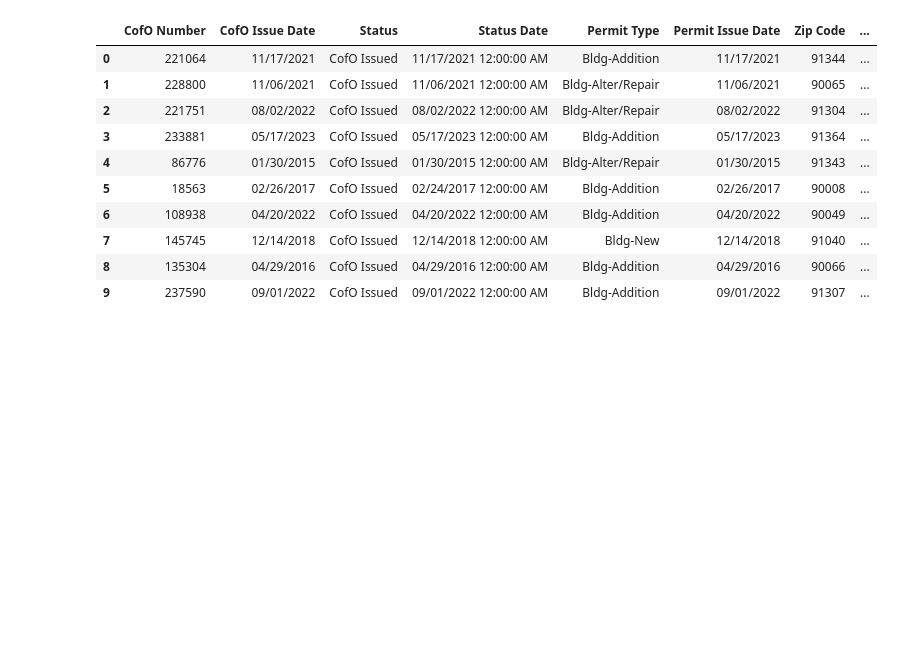
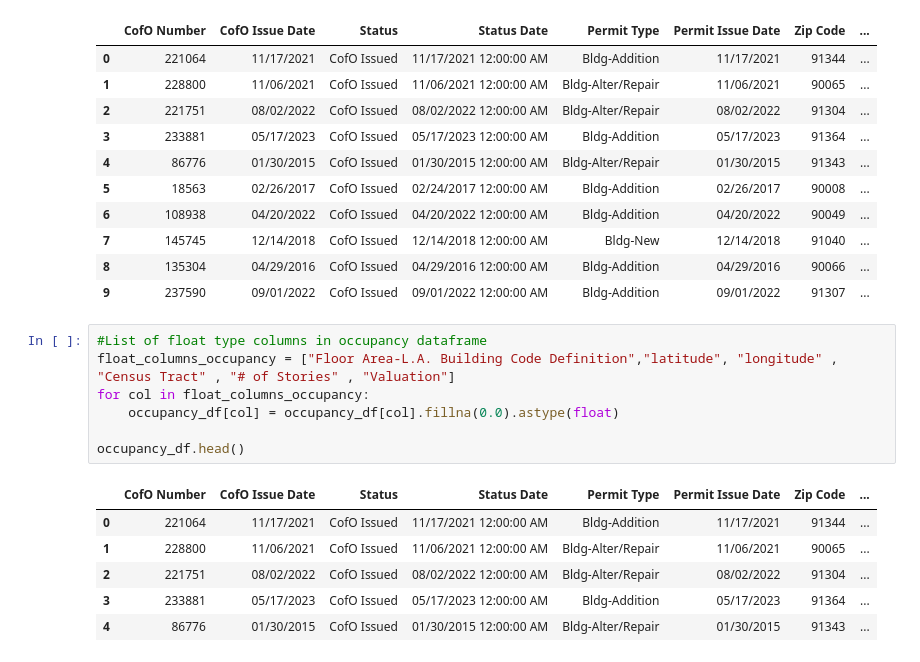
Before and after one commit to VennapuJayaram/Dap_sem1, a Jupyter notebook: connecting_to_mongodb.ipynb, the cells around one changed output. Saved outputs shown, nothing was run; the diff lists cells and outputs as text; blank space fills up the shorter version.

```diff
--- a/connecting_to_mongodb.ipynb
+++ b/connecting_to_mongodb.ipynb
@@ -142,3 +142,17 @@ occupancy_df.head(10)
 | 7 | 145745 | 12/14/2018 | CofO Issued | 12/14/2018 12:00:00 AM | Bldg-New | 12/14/2018 | 91040 | ... |
 | 8 | 135304 | 04/29/2016 | CofO Issued | 04/29/2016 12:00:00 AM | Bldg-Addition | 04/29/2016 | 90066 | ... |
 | 9 | 237590 | 09/01/2022 | CofO Issued | 09/01/2022 12:00:00 AM | Bldg-Addition | 09/01/2022 | 91307 | ... |
+# %%
+#List of float type columns in occupancy dataframe
+float_columns_occupancy = ["Floor Area-L.A. Building Code Definition","latitude", "longitude" , "Census Tract" , "# of Stories" , "Valuation"]
+for col in float_columns_occupancy:
+    occupancy_df[col] = occupancy_df[col].fillna(0.0).astype(float)
+
+occupancy_df.head()
+# %% [output]
+|  | CofO Number | CofO Issue Date | Status | Status Date | Permit Type | Permit Issue Date | Zip Code | ... |
+| 0 | 221064 | 11/17/2021 | CofO Issued | 11/17/2021 12:00:00 AM | Bldg-Addition | 11/17/2021 | 91344 | ... |
+| 1 | 228800 | 11/06/2021 | CofO Issued | 11/06/2021 12:00:00 AM | Bldg-Alter/Repair | 11/06/2021 | 90065 | ... |
+| 2 | 221751 | 08/02/2022 | CofO Issued | 08/02/2022 12:00:00 AM | Bldg-Alter/Repair | 08/02/2022 | 91304 | ... |
+| 3 | 233881 | 05/17/2023 | CofO Issued | 05/17/2023 12:00:00 AM | Bldg-Addition | 05/17/2023 | 91364 | ... |
+| 4 | 86776 | 01/30/2015 | CofO Issued | 01/30/2015 12:00:00 AM | Bldg-Alter/Repair | 01/30/2015 | 91343 | ... |
```
Also changed, not shown: parts of 15 cells of this notebook.
